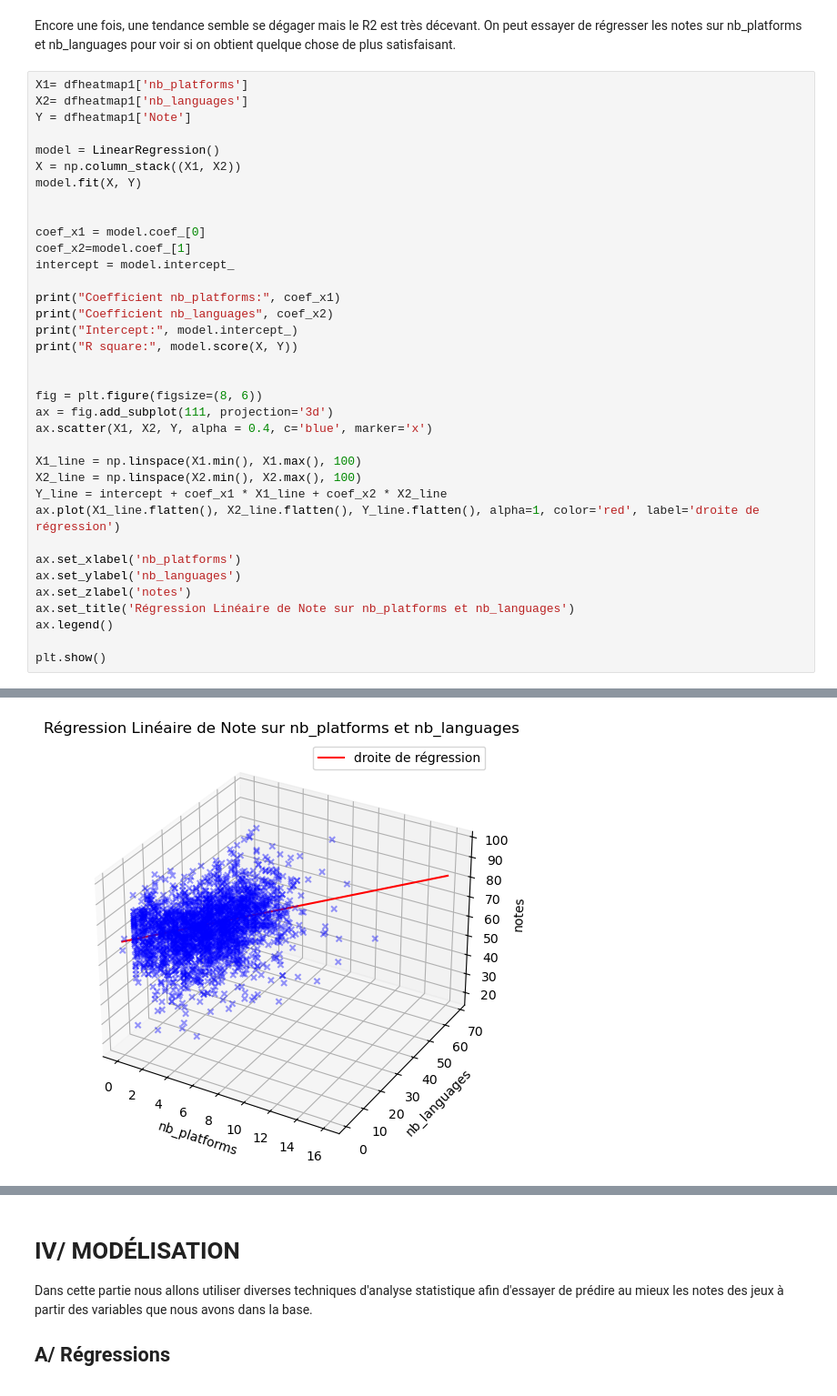
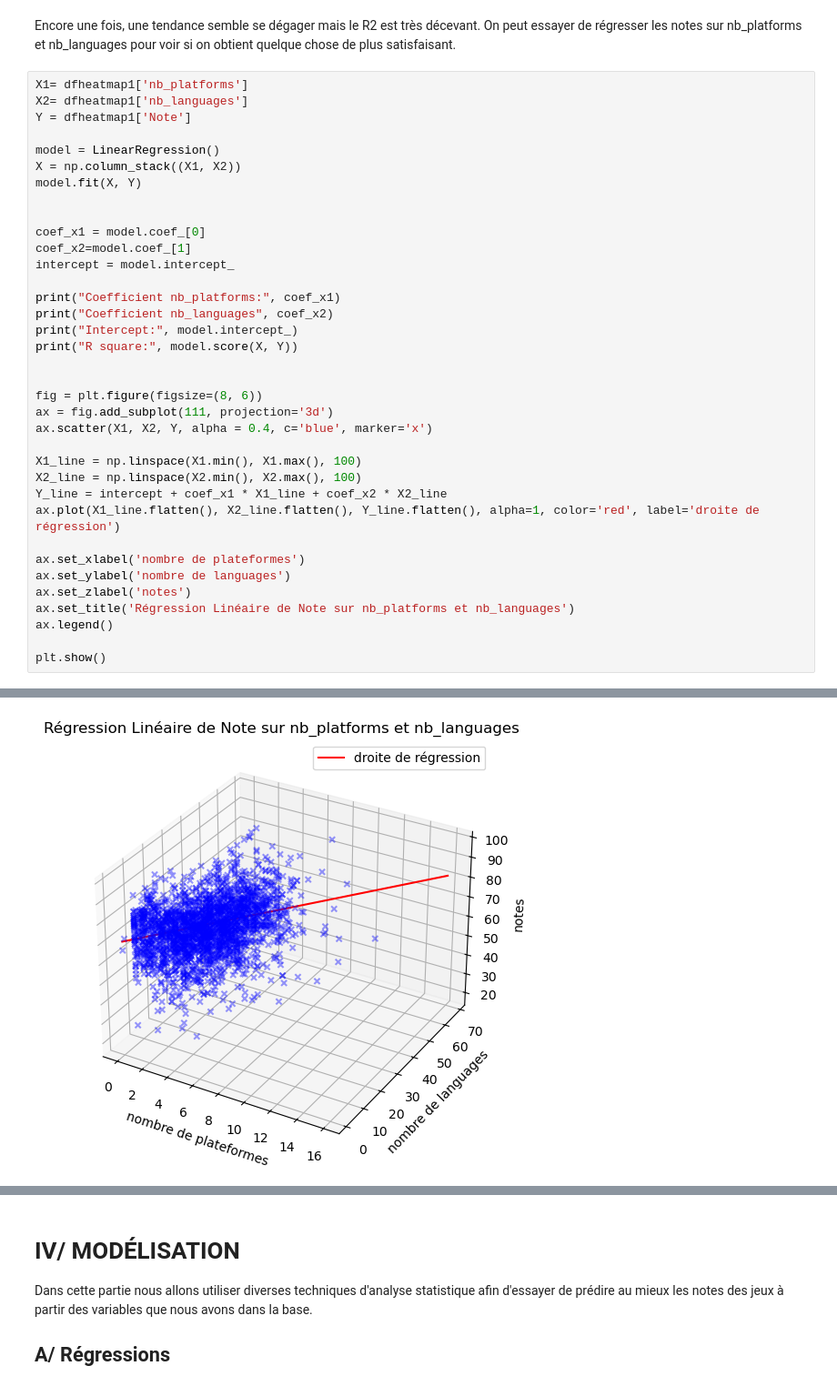
Before and after one commit to PyTomSss/PythonProjects, a Jupyter notebook: Project_Notebook.ipynb, the cells around one changed output, grey strips where cells are left out. Shown at 91% size. Cells and saved outputs as stored; diff of their text form.

```diff
--- a/Project_Notebook.ipynb
+++ b/Project_Notebook.ipynb
@@ -1706,33 +1704,33 @@ model.fit(X, Y)
 
 coef_x1 = model.coef_[0]
 coef_x2=model.coef_[1]
 intercept = model.intercept_
 
 print("Coefficient nb_platforms:", coef_x1)
 print("Coefficient nb_languages", coef_x2)
 print("Intercept:", model.intercept_)
 print("R square:", model.score(X, Y))
 
 
 fig = plt.figure(figsize=(8, 6))
 ax = fig.add_subplot(111, projection='3d')
 ax.scatter(X1, X2, Y, alpha = 0.4, c='blue', marker='x')
 
 X1_line = np.linspace(X1.min(), X1.max(), 100)
 X2_line = np.linspace(X2.min(), X2.max(), 100)
 Y_line = intercept + coef_x1 * X1_line + coef_x2 * X2_line
 ax.plot(X1_line.flatten(), X2_line.flatten(), Y_line.flatten(), alpha=1, color='red', label='droite de régression')
 
-ax.set_xlabel('nb_platforms')
-ax.set_ylabel('nb_languages')
+ax.set_xlabel('nombre de plateformes')
+ax.set_ylabel('nombre de languages')
 ax.set_zlabel('notes')
 ax.set_title('Régression Linéaire de Note sur nb_platforms et nb_languages')
 ax.legend()
 
 plt.show()
 # %% [output]
 Coefficient nb_platforms: 0.4518396573073684
 Coefficient nb_languages 0.06776696952748737
 Intercept: 70.32823807723065
 R square: 0.018068627229728018
-[figure, old version]
+[figure, new version]
```
Also changed, not shown: parts of 6 cells of this notebook.
